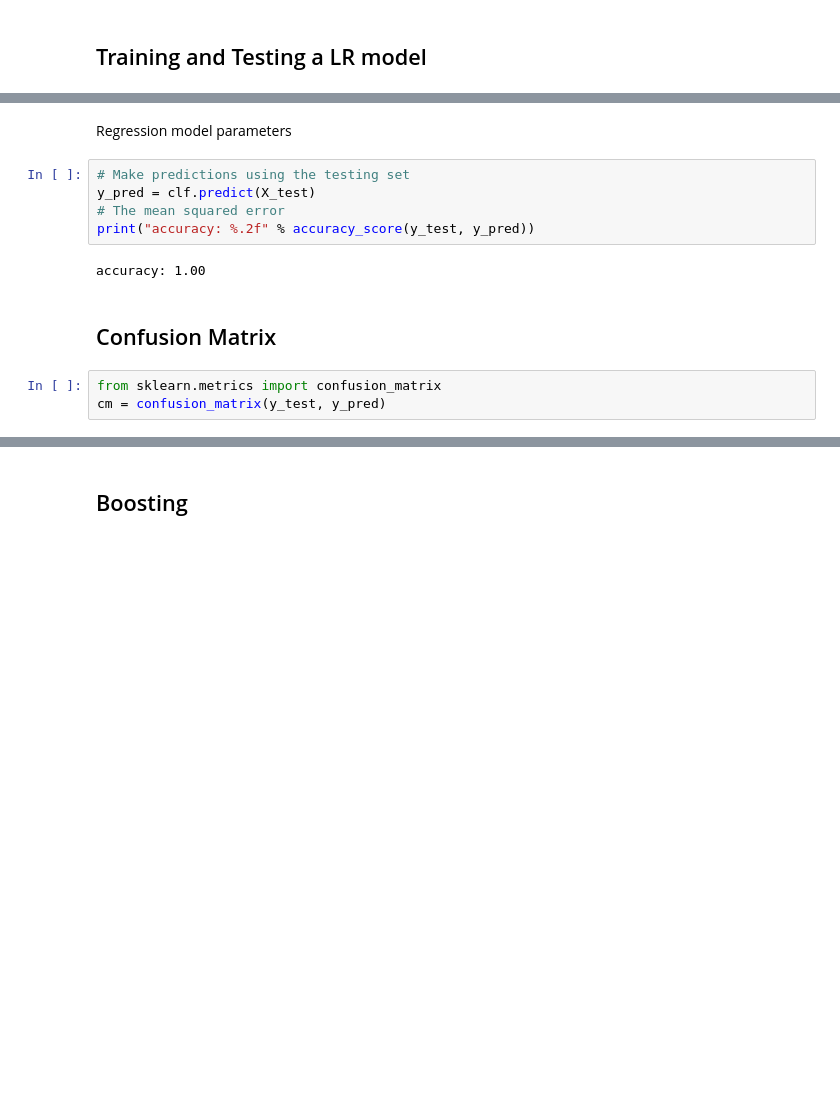
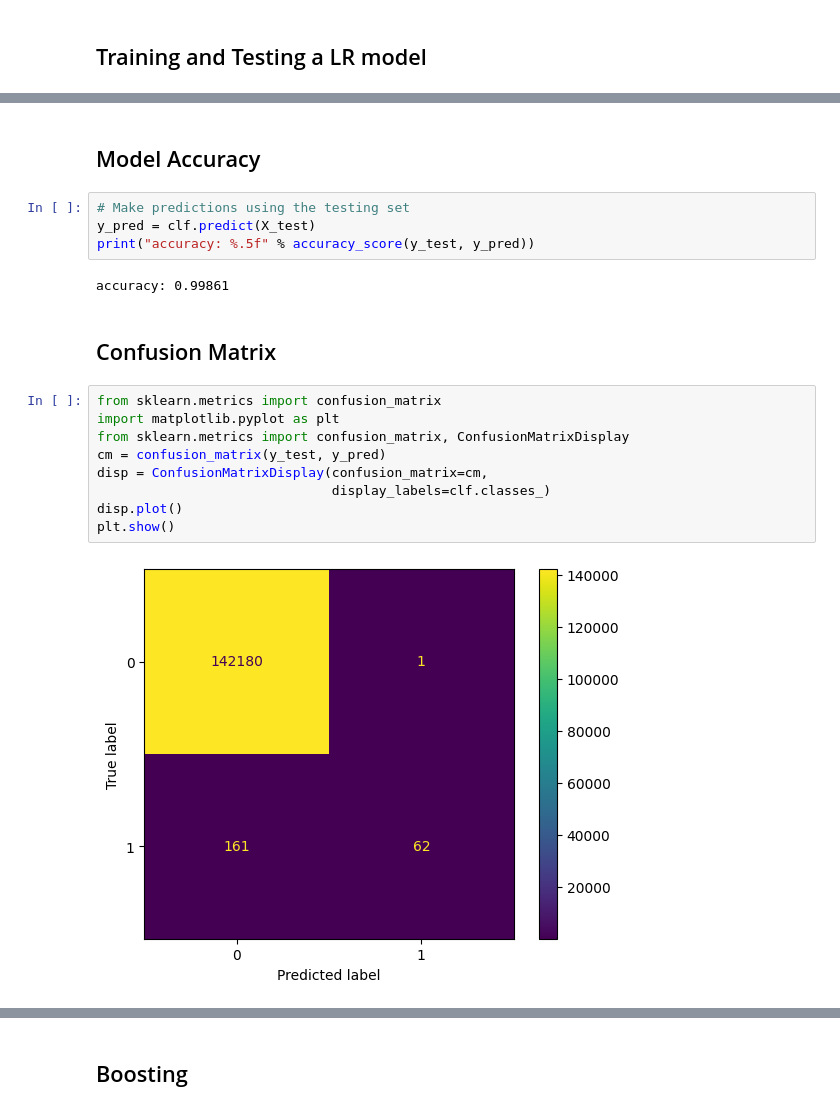
Before and after one commit to mdkamrulhasan/data_mining_kdd, a Jupyter notebook: notebooks/Classification_cc_imbalance_data_problem.ipynb, the cells around one changed output, grey strips where cells are left out. Cells and saved outputs as stored; diff of their text form; blank space fills up the shorter version.

```diff
--- a/notebooks/Classification_cc_imbalance_data_problem.ipynb
+++ b/notebooks/Classification_cc_imbalance_data_problem.ipynb
@@ -105,14 +111,21 @@ LogisticRegression()
-# %% [markdown]
-Regression model parameters
+# %% [markdown]
+## Model Accuracy
 # %%
 # Make predictions using the testing set
 y_pred = clf.predict(X_test)
-# The mean squared error
-print("accuracy: %.2f" % accuracy_score(y_test, y_pred))
+print("accuracy: %.5f" % accuracy_score(y_test, y_pred))
 # %% [output]
-accuracy: 1.00
+accuracy: 0.99861
 # %% [markdown]
 ## Confusion Matrix
 # %%
 from sklearn.metrics import confusion_matrix
+import matplotlib.pyplot as plt
+from sklearn.metrics import confusion_matrix, ConfusionMatrixDisplay
 cm = confusion_matrix(y_test, y_pred)
+disp = ConfusionMatrixDisplay(confusion_matrix=cm,
+                              display_labels=clf.classes_)
+disp.plot()
+plt.show()
+# %% [output]
+[figure, added]
```
Also changed, not shown: parts of 45 cells of this notebook.
